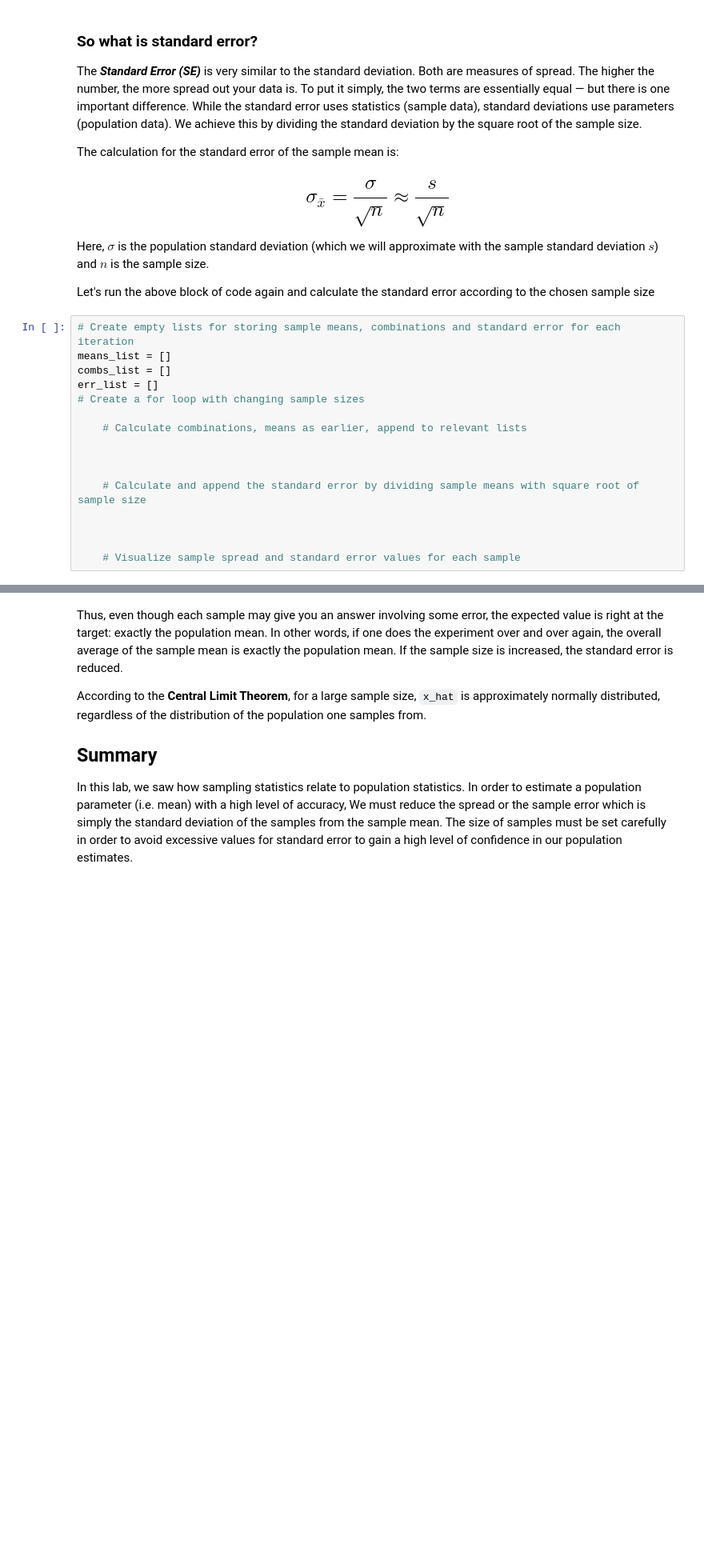
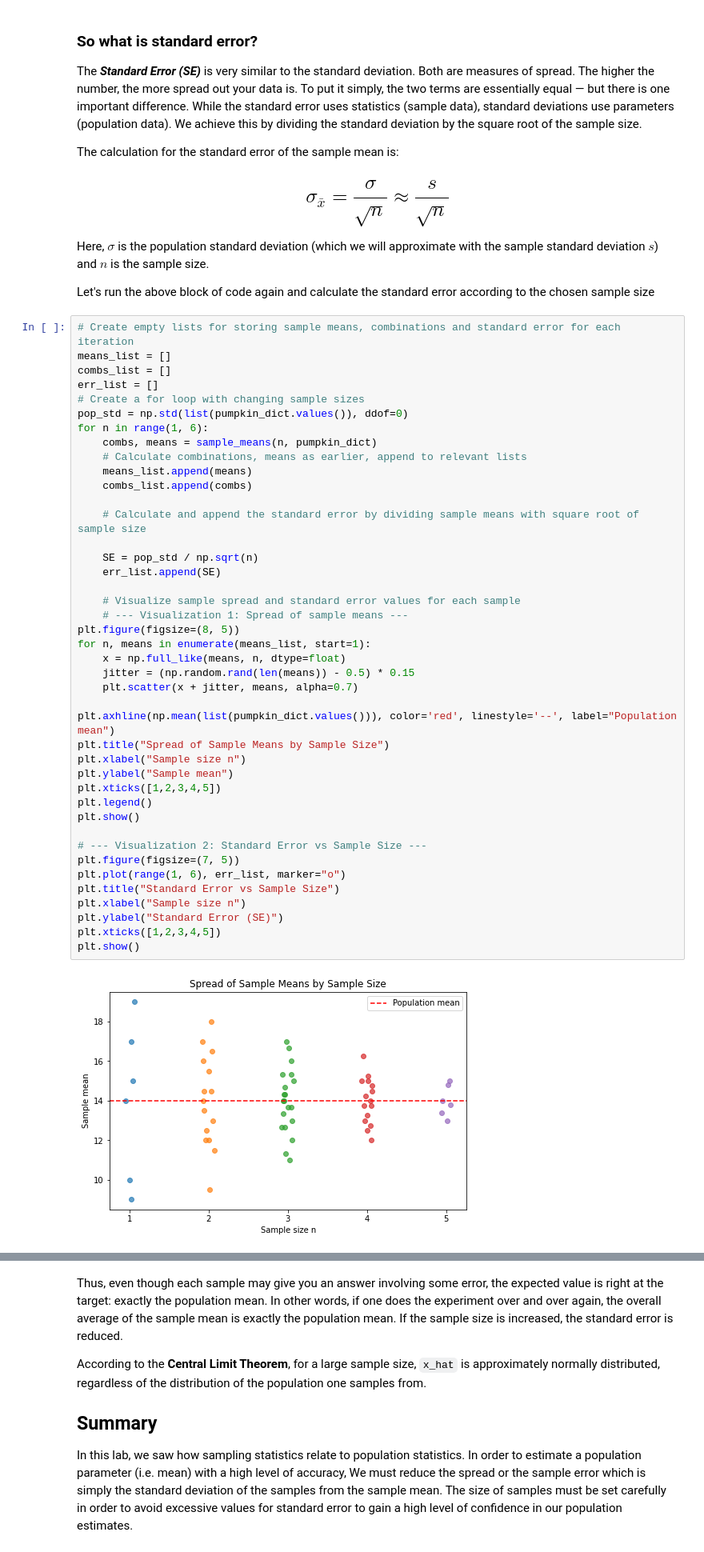
Before and after one commit to Marylyne-Ingwe/dsc-sampling-statistics-lab, a Jupyter notebook: index.ipynb, the cells around one changed output, grey strips where cells are left out. Shown at 80% size. Cells and saved outputs as stored; diff of their text form; blank space fills up the shorter version.

```diff
--- a/index.ipynb
+++ b/index.ipynb
@@ -320,19 +340,47 @@ The calculation for the standard error of the sample mean is:
 Here, $\sigma$ is the population standard deviation (which we will approximate with the sample standard deviation $s$) and $n$ is the sample size.
 
 Let's run the above block of code again and calculate the standard error according to the chosen sample size
-# %%
-# Create empty lists for storing sample means, combinations and standard error for each iteration
-means_list = []
-combs_list = []
-err_list = []
-# Create a for loop with changing sample sizes
-
-    # Calculate combinations, means as earlier, append to relevant lists
-
-
-
-    # Calculate and append the standard error by dividing sample means with square root of sample size
-
-
-
-    # Visualize sample spread and standard error values for each sample
+# %%
+# Create empty lists for storing sample means, combinations and standard error for each iteration
+means_list = []
+combs_list = []
+err_list = []
+# Create a for loop with changing sample sizes
+pop_std = np.std(list(pumpkin_dict.values()), ddof=0)
+for n in range(1, 6):
+    combs, means = sample_means(n, pumpkin_dict)
+    # Calculate combinations, means as earlier, append to relevant lists
+    means_list.append(means)
+    combs_list.append(combs)
+
+    # Calculate and append the standard error by dividing sample means with square root of sample size
+
+    SE = pop_std / np.sqrt(n)
+    err_list.append(SE)
+
+    # Visualize sample spread and standard error values for each sample
+    # --- Visualization 1: Spread of sample means ---
+plt.figure(figsize=(8, 5))
+for n, means in enumerate(means_list, start=1):
+    x = np.full_like(means, n, dtype=float)
+    jitter = (np.random.rand(len(means)) - 0.5) * 0.15
+    plt.scatter(x + jitter, means, alpha=0.7)
+
+plt.axhline(np.mean(list(pumpkin_dict.values())), color='red', linestyle='--', label="Population mean")
+plt.title("Spread of Sample Means by Sample Size")
+plt.xlabel("Sample size n")
+plt.ylabel("Sample mean")
+plt.xticks([1,2,3,4,5])
+plt.legend()
+plt.show()
+
+# --- Visualization 2: Standard Error vs Sample Size ---
+plt.figure(figsize=(7, 5))
+plt.plot(range(1, 6), err_list, marker="o")
+plt.title("Standard Error vs Sample Size")
+plt.xlabel("Sample size n")
+plt.ylabel("Standard Error (SE)")
+plt.xticks([1,2,3,4,5])
+plt.show()
+# %% [output]
+[figure, added]
```
Also changed, not shown: parts of 2 cells of this notebook.
